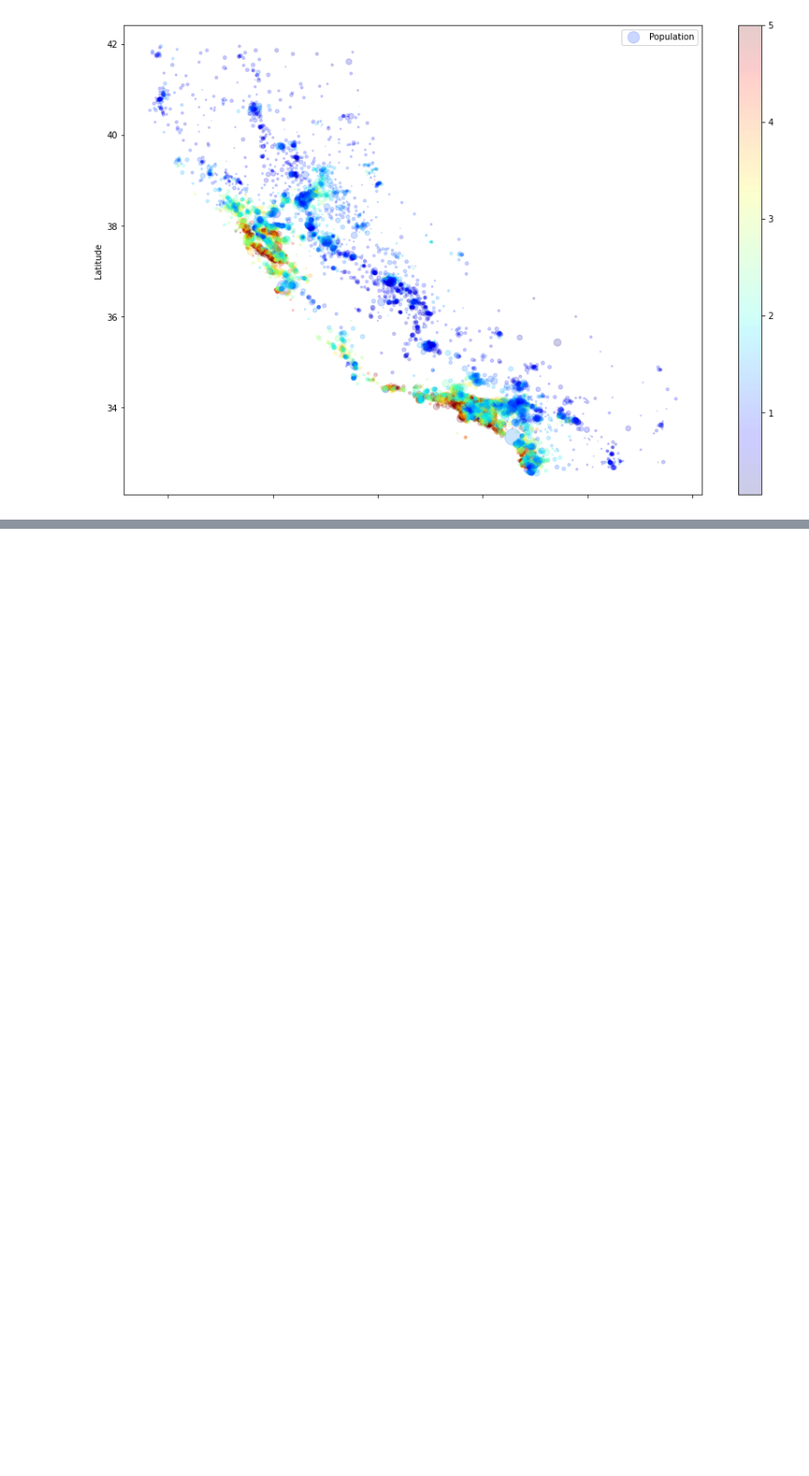
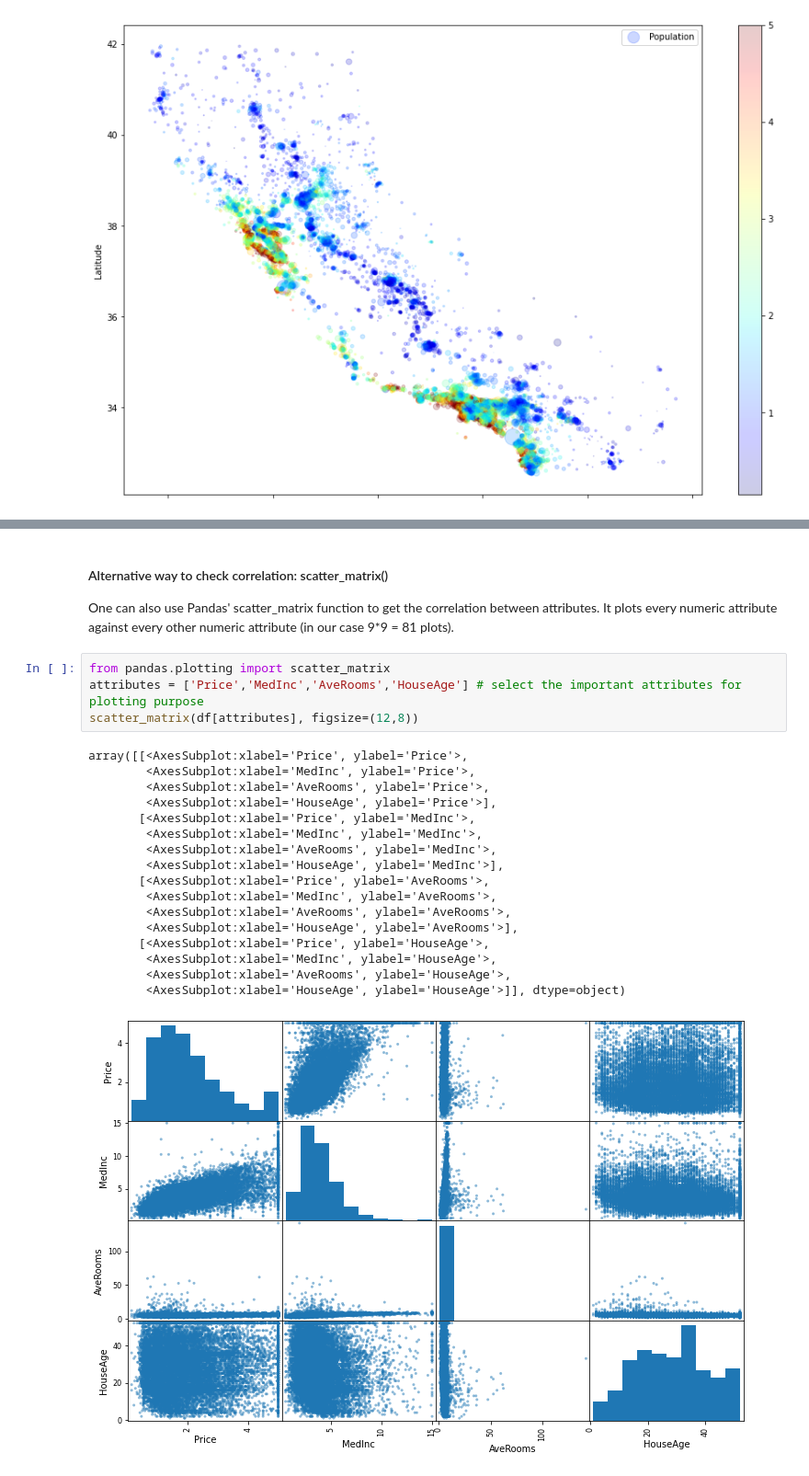
Before and after one commit to gurjinderbassi/House_price_prediction, a Jupyter notebook: house-price-prediction.ipynb, the cells around one changed output, grey strips where cells are left out. Shown at 92% size. Drawn from its saved outputs; the diff is of its cells as text; blank space fills up the shorter version.

Commit message:
Kaggle Notebook | house_price_prediction | Version 2

```diff
--- a/house-price-prediction.ipynb
+++ b/house-price-prediction.ipynb
@@ -177,0 +238,25 @@ plt.legend()
+# %% [markdown]
+#### Alternative way to check correlation: scatter_matrix()
+One can also use Pandas' scatter_matrix function to get the correlation between attributes. It plots every numeric attribute against every other numeric attribute (in our case 9\*9 = 81 plots).
+# %%
+from pandas.plotting import scatter_matrix
+attributes = ['Price','MedInc','AveRooms','HouseAge'] # select the important attributes for plotting purpose
+scatter_matrix(df[attributes], figsize=(12,8))
+# %% [output]
+array([[<AxesSubplot:xlabel='Price', ylabel='Price'>,
+        <AxesSubplot:xlabel='MedInc', ylabel='Price'>,
+        <AxesSubplot:xlabel='AveRooms', ylabel='Price'>,
+        <AxesSubplot:xlabel='HouseAge', ylabel='Price'>],
+       [<AxesSubplot:xlabel='Price', ylabel='MedInc'>,
+        <AxesSubplot:xlabel='MedInc', ylabel='MedInc'>,
+        <AxesSubplot:xlabel='AveRooms', ylabel='MedInc'>,
+        <AxesSubplot:xlabel='HouseAge', ylabel='MedInc'>],
+       [<AxesSubplot:xlabel='Price', ylabel='AveRooms'>,
+        <AxesSubplot:xlabel='MedInc', ylabel='AveRooms'>,
+        <AxesSubplot:xlabel='AveRooms', ylabel='AveRooms'>,
+        <AxesSubplot:xlabel='HouseAge', ylabel='AveRooms'>],
+       [<AxesSubplot:xlabel='Price', ylabel='HouseAge'>,
+        <AxesSubplot:xlabel='MedInc', ylabel='HouseAge'>,
+        <AxesSubplot:xlabel='AveRooms', ylabel='HouseAge'>,
+        <AxesSubplot:xlabel='HouseAge', ylabel='HouseAge'>]], dtype=object)
+[figure, added]
```
Also changed, not shown: parts of 13 cells of this notebook.
